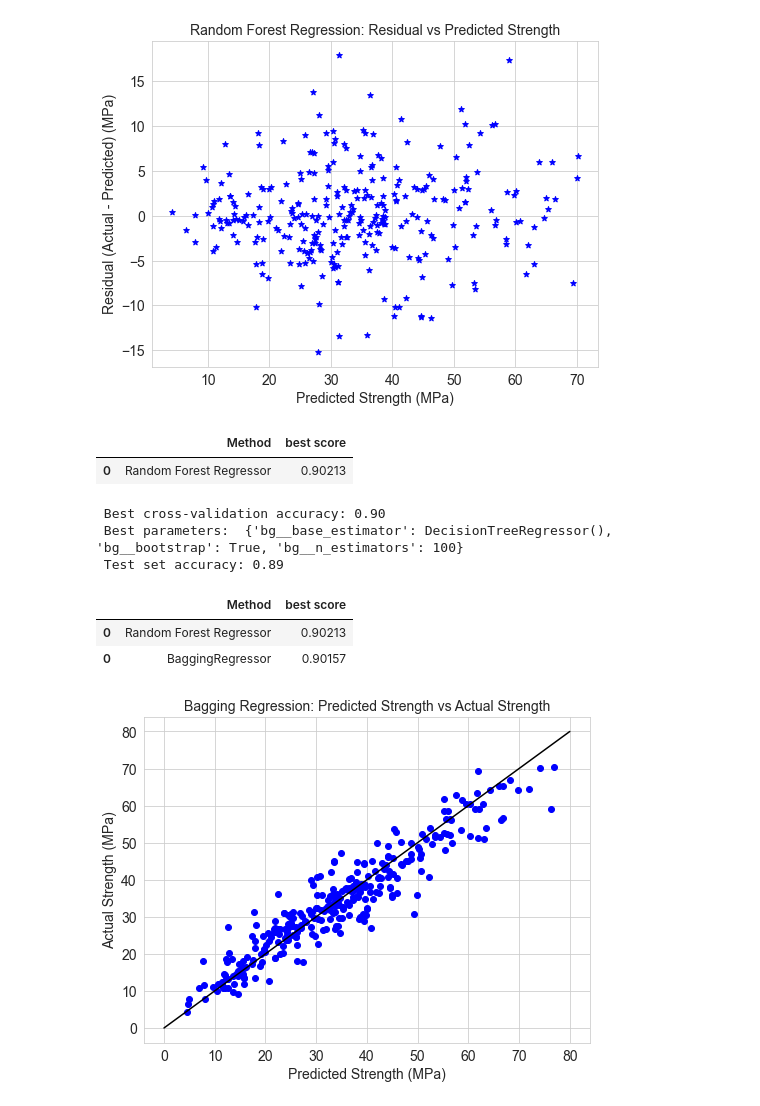
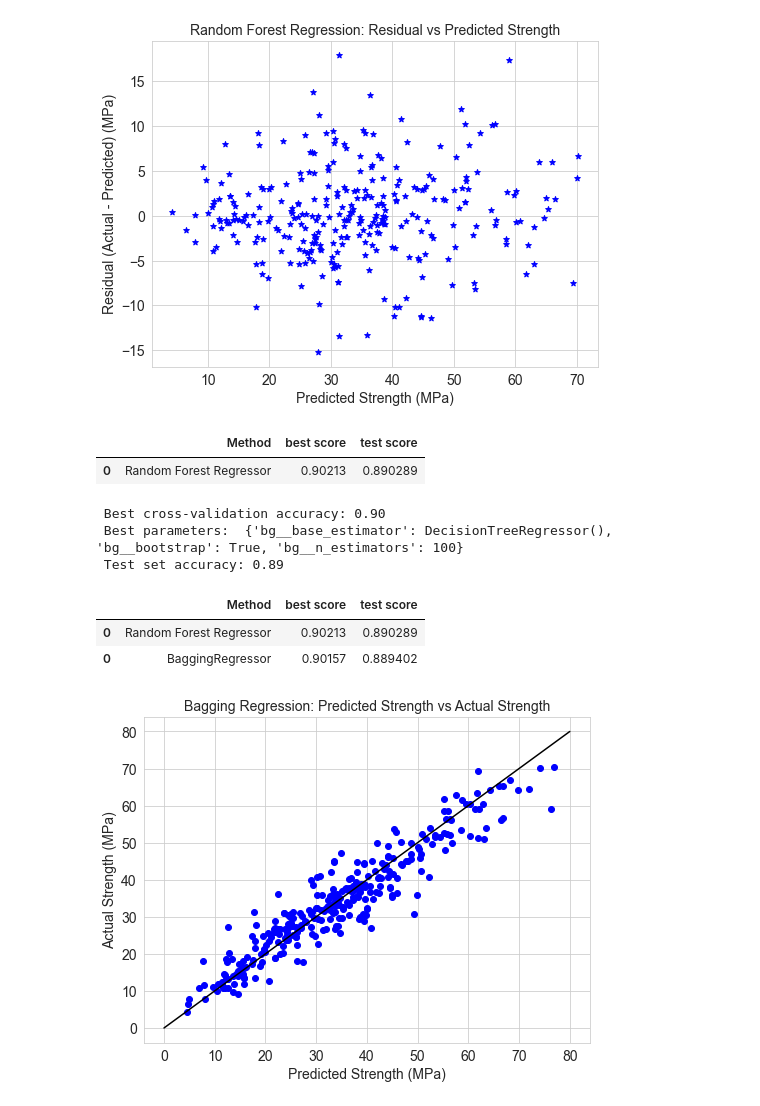
Before and after one commit to yuyetang/AIML, a Jupyter notebook: ConcreteCompressiveStrength.ipynb, the cells around one changed output. Cells and saved outputs as stored; diff of their text form; code cells hidden in the pictures.

```diff
--- a/ConcreteCompressiveStrength.ipynb
+++ b/ConcreteCompressiveStrength.ipynb
@@ -1212,12 +1212,13 @@ plt.show()
 [figure]
 # %%
 #Store the accuracy results for each model in a dataframe for final comparison
-resultsDf1 = pd.DataFrame({'Method':['Random Forest Regressor'], 'best score': grid_rfr.best_score_})
-resultsDf1 = resultsDf1[['Method', 'best score']]
+resultsDf1 = pd.DataFrame({'Method':['Random Forest Regressor'], 'best score': grid_rfr.best_score_,
+                          'test score': grid_rfr.score( X_test, y_test)})
+resultsDf1 = resultsDf1[['Method', 'best score','test score']]
 resultsDf1
 # %% [output]
-|  | Method | best score |
-| 0 | Random Forest Regressor | 0.90213 |
+|  | Method | best score | test score |
+| 0 | Random Forest Regressor | 0.90213 | 0.890289 |
 # %%
 # Bagging Regressor with Gridsearch
 pipe_bg = Pipeline([
@@ -1241,13 +1242,14 @@ print(" Test set accuracy: {:.2f}". format( grid_bg.score( X_test, y_test)))
  Best parameters:  {'bg__base_estimator': DecisionTreeRegressor(), 'bg__bootstrap': True, 'bg__n_estimators': 100}
  Test set accuracy: 0.89
 # %%
-tempResultsDf1 = pd.DataFrame({'Method':['BaggingRegressor'], 'best score': grid_bg.best_score_})
+tempResultsDf1 = pd.DataFrame({'Method':['BaggingRegressor'], 'best score': grid_bg.best_score_,
+                              'test score': grid_bg.score( X_test, y_test)})
 resultsDf1 = pd.concat([resultsDf1, tempResultsDf1])
 resultsDf1
 # %% [output]
-|  | Method | best score |
-| 0 | Random Forest Regressor | 0.90213 |
-| 0 | BaggingRegressor | 0.90157 |
+|  | Method | best score | test score |
+| 0 | Random Forest Regressor | 0.90213 | 0.890289 |
+| 0 | BaggingRegressor | 0.90157 | 0.889402 |
 # %%
 y_pred_bg = grid_bg.predict(X_test)
 # Check the actual vs prediction
```
Also changed, not shown: parts of 2 cells of this notebook, 1 other file.
